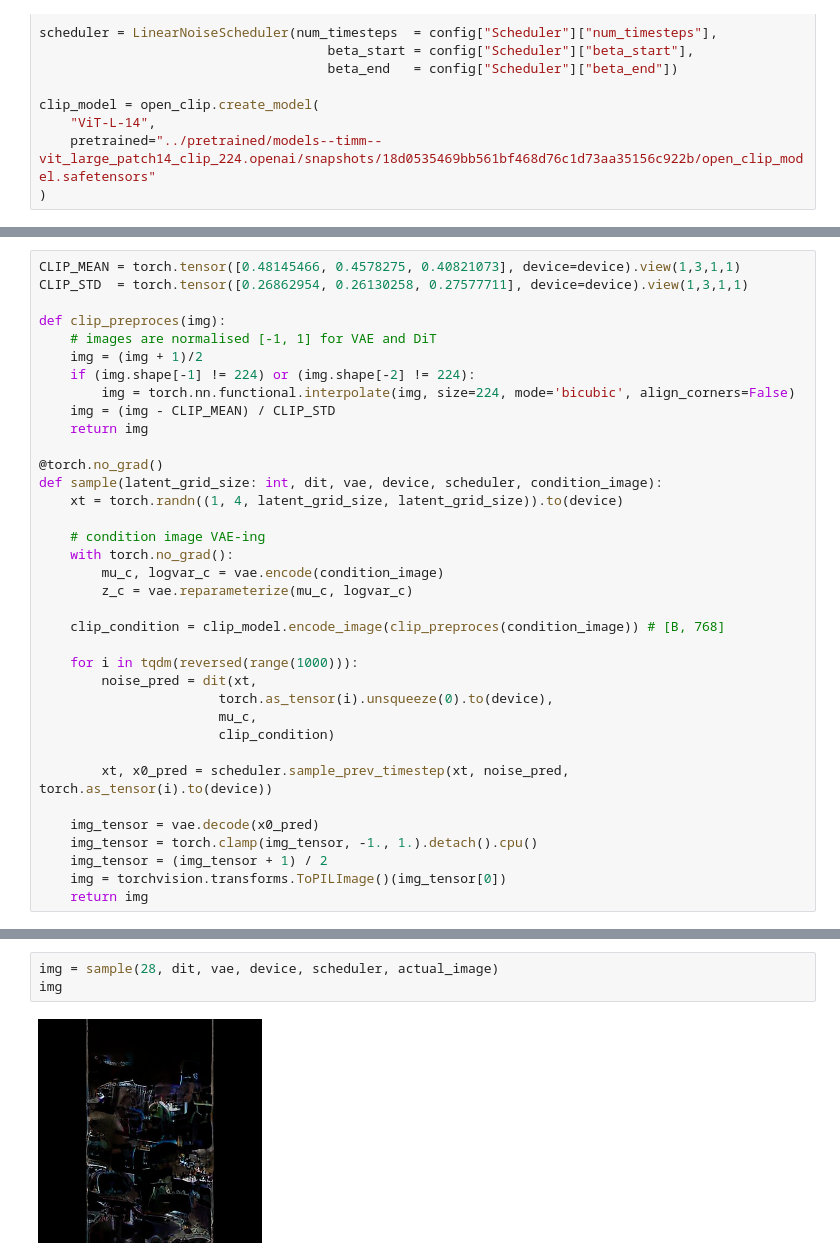
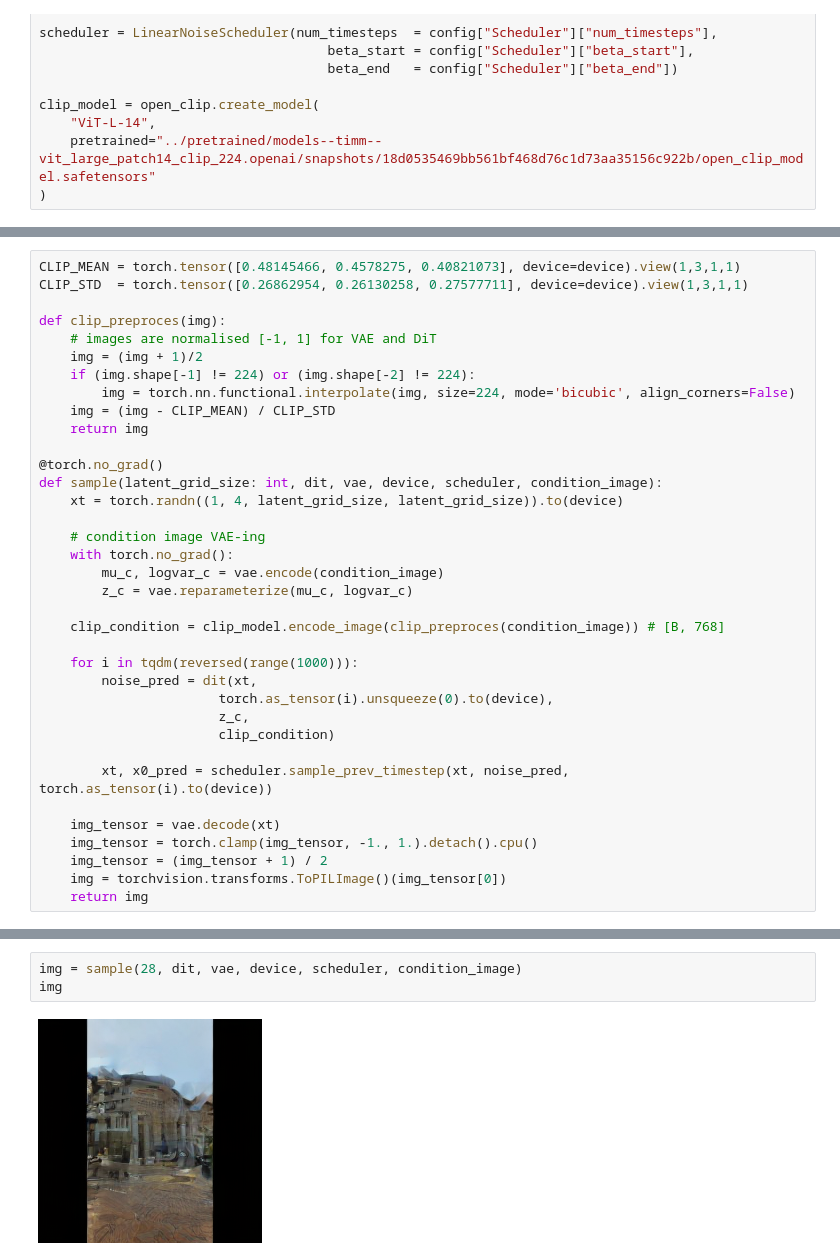
Before and after one commit to Mafaz03/img2img_DiT, a Jupyter notebook: notebooks/inference.ipynb, the cells around one changed output, grey strips where cells are left out. Saved outputs shown, nothing was run; the diff lists cells and outputs as text.

```diff
--- a/notebooks/inference.ipynb
+++ b/notebooks/inference.ipynb
@@ -113,12 +114,12 @@ def sample(latent_grid_size: int, dit, vae, device, scheduler, condition_image):
     for i in tqdm(reversed(range(1000))):
         noise_pred = dit(xt,
                        torch.as_tensor(i).unsqueeze(0).to(device),
-                       mu_c,
+                       z_c,
                        clip_condition)
 
         xt, x0_pred = scheduler.sample_prev_timestep(xt, noise_pred, torch.as_tensor(i).to(device))
 
-    img_tensor = vae.decode(x0_pred)
+    img_tensor = vae.decode(xt)
     img_tensor = torch.clamp(img_tensor, -1., 1.).detach().cpu()
     img_tensor = (img_tensor + 1) / 2
     img = torchvision.transforms.ToPILImage()(img_tensor[0])
@@ -132,5 +133,5 @@ img
 # %%
-img = sample(28, dit, vae, device, scheduler, actual_image)
+img = sample(28, dit, vae, device, scheduler, condition_image)
 img
 # %% [output]
-[figure, old version]
+[figure, new version]
```
Also changed, not shown: parts of 7 cells of this notebook, 5 other files.
